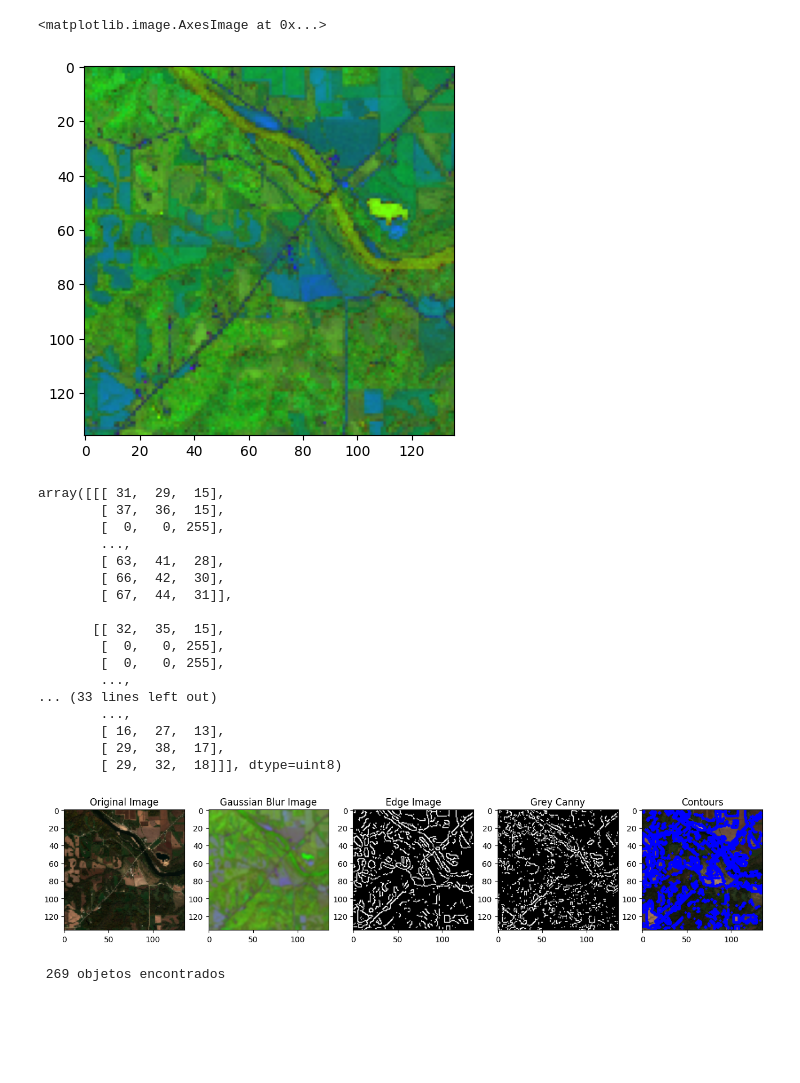
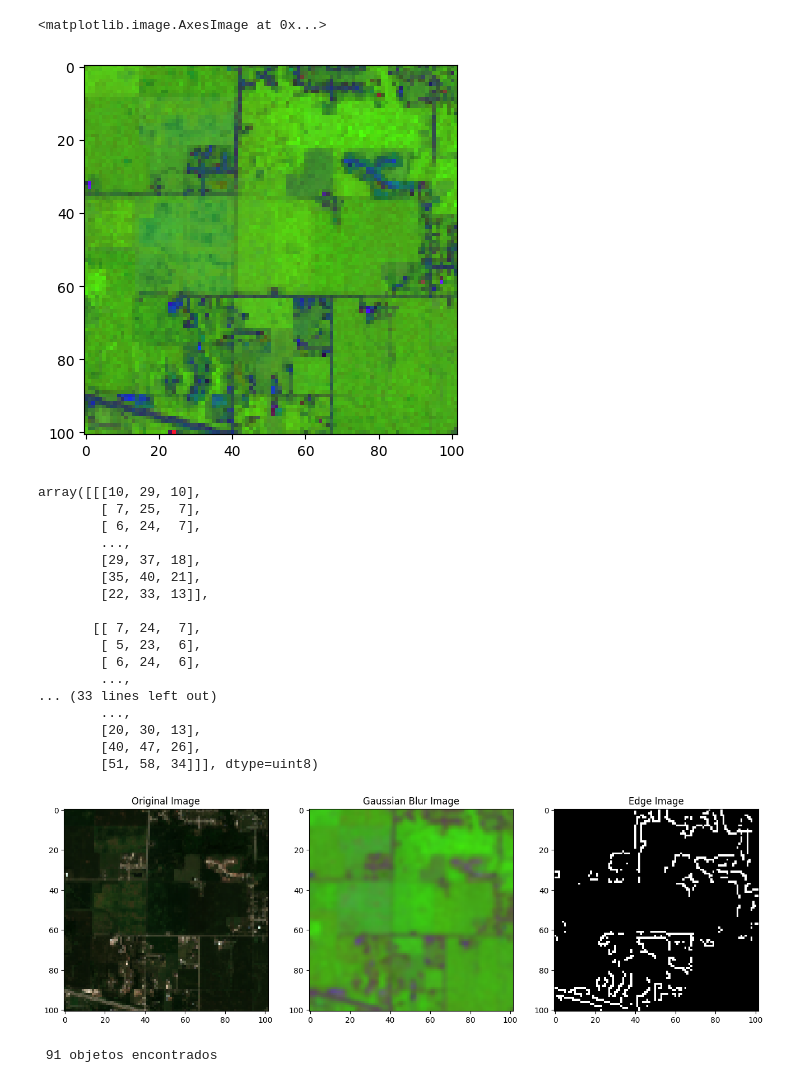
Before and after one commit to AguilarAngel9/Plant-Growth-Cycle-based-on-geospatial-data, a Jupyter notebook: ImageProcessing/edgeDetection.ipynb, the cells around one changed output. Cells and saved outputs as stored; diff of their text form; code cells hidden in the pictures; blank space fills up the shorter version.

```diff
--- a/ImageProcessing/edgeDetection.ipynb
+++ b/ImageProcessing/edgeDetection.ipynb
@@ -81,7 +82,7 @@ def convert_to_hsv(rgb):
     hsv = cv2.cvtColor(rgb, cv2.COLOR_BGR2HSV_FULL)
     return hsv
 # %%
-IMGS_PATH = '/home/mauricio/code/Plant-Growth-Cycle-based-on-geospatial-data/ClimateData/'
+IMGS_PATH = '/home/mauricio/code/Plant-Growth-Cycle-based-on-geospatial-data/ClimateData_NIR_RGB/'
 band_labels = ["B4", "B3", "B2"]
 images = load_landsat_image(IMGS_PATH, band_labels)
 img_keys = list(images.keys())
@@ -106,5 +107,5 @@ Opening file /home/mauricio/code/Plant-Growth-Cycle-based-on-geospatial-data/Cli
 # %%
-test_image = convert_to_eight_bits(images[img_keys[0]])
+test_image = convert_to_eight_bits(images[img_keys[6]])
 plt.imshow(test_image)
 # %% [output]
 <matplotlib.image.AxesImage at 0x...>
@@ -114,56 +115,54 @@ hsv_test = convert_to_hsv(cv2.cvtColor(test_image, cv2.COLOR_BGR2RGB))
 plt.imshow(hsv_test)
 # %% [output]
 <matplotlib.image.AxesImage at 0x...>
-[figure, old version]
+[figure, new version]
 # %%
+
 g_filt = cv2.cvtColor(hsv_test, cv2.COLOR_BGR2GRAY)
 hsv_filt = cv2.cvtColor(test_image, cv2.COLOR_BGR2HSV)
 
 gaussian_filter = cv2.GaussianBlur(hsv_filt, (5,5), 0)
-gauss_canny = cv2.Canny(gaussian_filter, 100, 100)
+gauss_canny = cv2.Canny(gaussian_filter, 150, 150)
 
-grey_canny = cv2.Canny(g_filt, 100,100)
+grey_canny = cv2.Canny(g_filt, 150,150)
 
 orig = test_image.copy()
 
 (contours, _) = cv2.findContours(gauss_canny, cv2.RETR_EXTERNAL, cv2.CHAIN_APPROX_SIMPLE)
 cv2.drawContours(orig,contours,-1,(0,0,255), 2)
 # %% [output]
-array([[[ 31,  29,  15],
-        [ 37,  36,  15],
-        [  0,   0, 255],
+array([[[10, 29, 10],
+        [ 7, 25,  7],
+        [ 6, 24,  7],
         ...,
-        [ 63,  41,  28],
-        [ 66,  42,  30],
-        [ 67,  44,  31]],
+        [29, 37, 18],
+        [35, 40, 21],
+        [22, 33, 13]],
 
-       [[ 32,  35,  15],
-        [  0,   0, 255],
-        [  0,   0, 255],
+       [[ 7, 24,  7],
+        [ 5, 23,  6],
+        [ 6, 24,  6],
         ...,
 ... (33 lines left out)
         ...,
-        [ 16,  27,  13],
-        [ 29,  38,  17],
-        [ 29,  32,  18]]], dtype=uint8)
+        [20, 30, 13],
+        [40, 47, 26],
+        [51, 58, 34]]], dtype=uint8)
 # %%
-fig, axes = plt.subplots(1,5, figsize=(16, 10), facecolor='w', edgecolor='k')
+fig, axes = plt.subplots(1,3, figsize=(16, 10), facecolor='w', edgecolor='k')
 axes = axes.ravel()
 
 axes[0].imshow(test_image, cmap='gray')
 axes[0].set_title('Original Image'), #axes[0].xticks([]), axes[0].yticks([])
 axes[1].imshow(gaussian_filter, cmap='gray')
 axes[1].set_title('Gaussian Blur Image'), #axes[1].xticks([]), axes[1].yticks([])
 axes[2].imshow(gauss_canny, cmap='gray')
 axes[2].set_title("Edge Image"), #axes[2].xticks([]), axes[2].yticks([])
-axes[3].imshow(grey_canny, cmap='gray')
-axes[3].set_title("Grey Canny"), #axes[2].xticks([]), axes[2].yticks([])
-axes[4].imshow(orig, cmap='gray')
-axes[4].set_title("Contours"), #axes[2].xticks([]), axes[2].yticks([])
+
 plt.show()
 # %% [output]
-[figure, old version]
+[figure, new version]
 # %%
 print(" {} objetos encontrados".format(len(contours)))
 # %% [output]
- 269 objetos encontrados
+ 91 objetos encontrados
```
Also changed, not shown: parts of 6 cells of this notebook.
